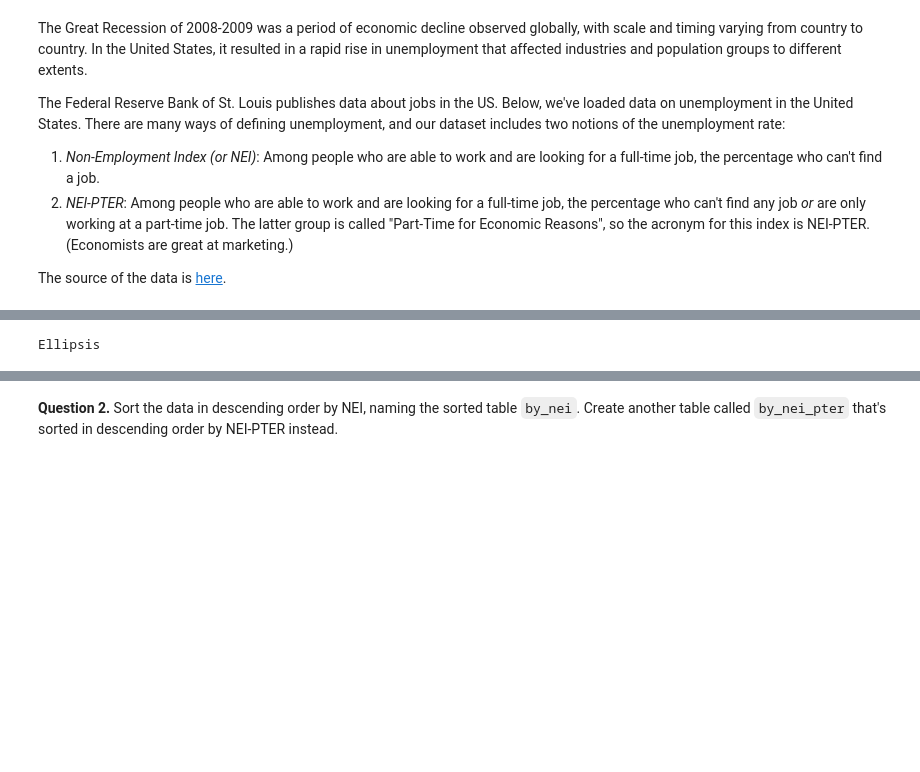
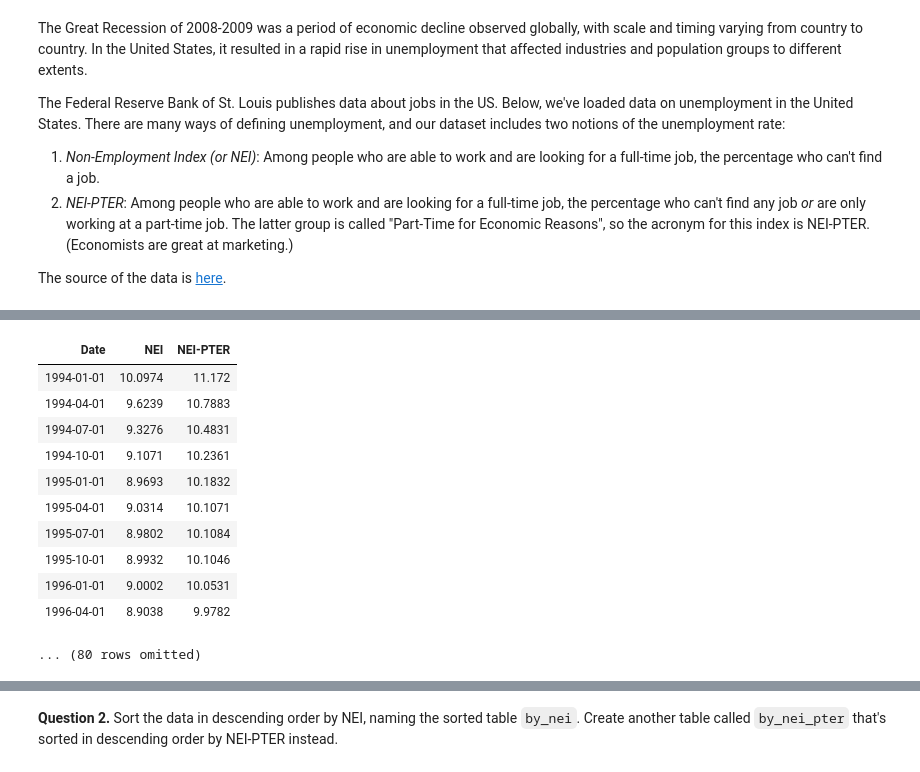
Before and after one commit to Jadenwill075/Intro-to-Data-Analytics, a Jupyter notebook: hw03.ipynb, the cells around one changed output, grey strips where cells are left out. Drawn from its saved outputs; the diff is of its cells as text; code cells hidden in the pictures; blank space fills up the shorter version.

```diff
--- a/hw03.ipynb
+++ b/hw03.ipynb
@@ -43,9 +43,20 @@ _Hint:_ After loading in the CSV file, the `unemployment` table should look like
 
 <img src="unemployment.png" width="20%"/>
 # %%
-unemployment = ...
+unemployment = Table.read_table('unemployment.csv')
 unemployment
 # %% [output]
+| Date | NEI | NEI-PTER |
+| 1994-01-01 | 10.0974 | 11.172 |
+| 1994-04-01 | 9.6239 | 10.7883 |
+| 1994-07-01 | 9.3276 | 10.4831 |
+| 1994-10-01 | 9.1071 | 10.2361 |
+| 1995-01-01 | 8.9693 | 10.1832 |
+| 1995-04-01 | 9.0314 | 10.1071 |
+| 1995-07-01 | 8.9802 | 10.1084 |
+| 1995-10-01 | 8.9932 | 10.1046 |
+| 1996-01-01 | 9.0002 | 10.0531 |
+| 1996-04-01 | 8.9038 | 9.9782 |
-Ellipsis
+... (80 rows omitted)
 # %%
 grader.check("q1_1")
```
Also changed, not shown: parts of 12 cells of this notebook, 1 other file.
